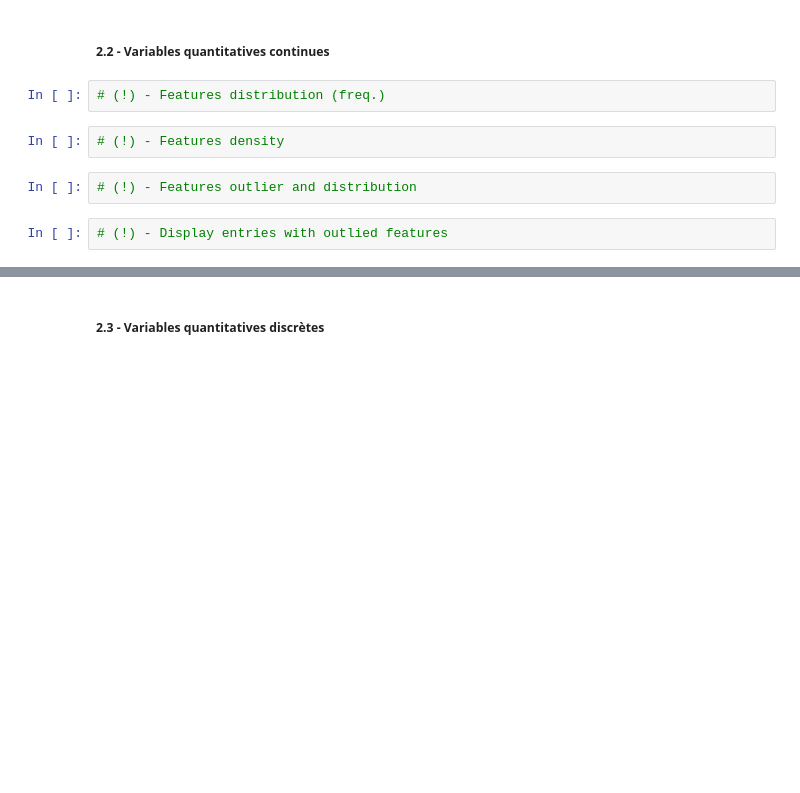
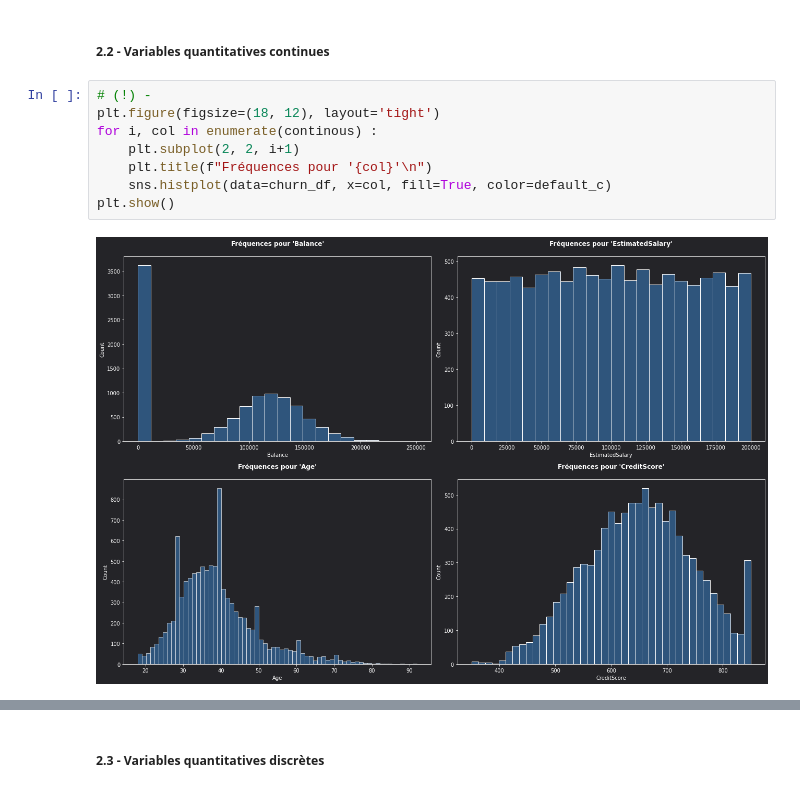
Before and after one commit to ElodieBayet/ai-developer, a Jupyter notebook: 06.projects/02.churn/eda_churn.ipynb, the cells around one changed output, grey strips where cells are left out. Drawn from its saved outputs; the diff is of its cells as text; blank space fills up the shorter version.

```diff
--- a/06.projects/02.churn/eda_churn.ipynb
+++ b/06.projects/02.churn/eda_churn.ipynb
@@ -360,10 +376,12 @@ display(
 # %% [markdown]
 ##### **2.2** - Variables quantitatives continues
-# %%
-# (!) - Features distribution (freq.)
-# %%
-# (!) - Features density
-# %%
-# (!) - Features outlier and distribution
-# %%
-# (!) - Display entries with outlied features
+# %%
+# (!) -
+plt.figure(figsize=(18, 12), layout='tight')
+for i, col in enumerate(continous) :
+    plt.subplot(2, 2, i+1)
+    plt.title(f"Fréquences pour '{col}'\n")
+    sns.histplot(data=churn_df, x=col, fill=True, color=default_c)
+plt.show()
+# %% [output]
+[figure, added]
```
Also changed, not shown: parts of 21 cells of this notebook.
